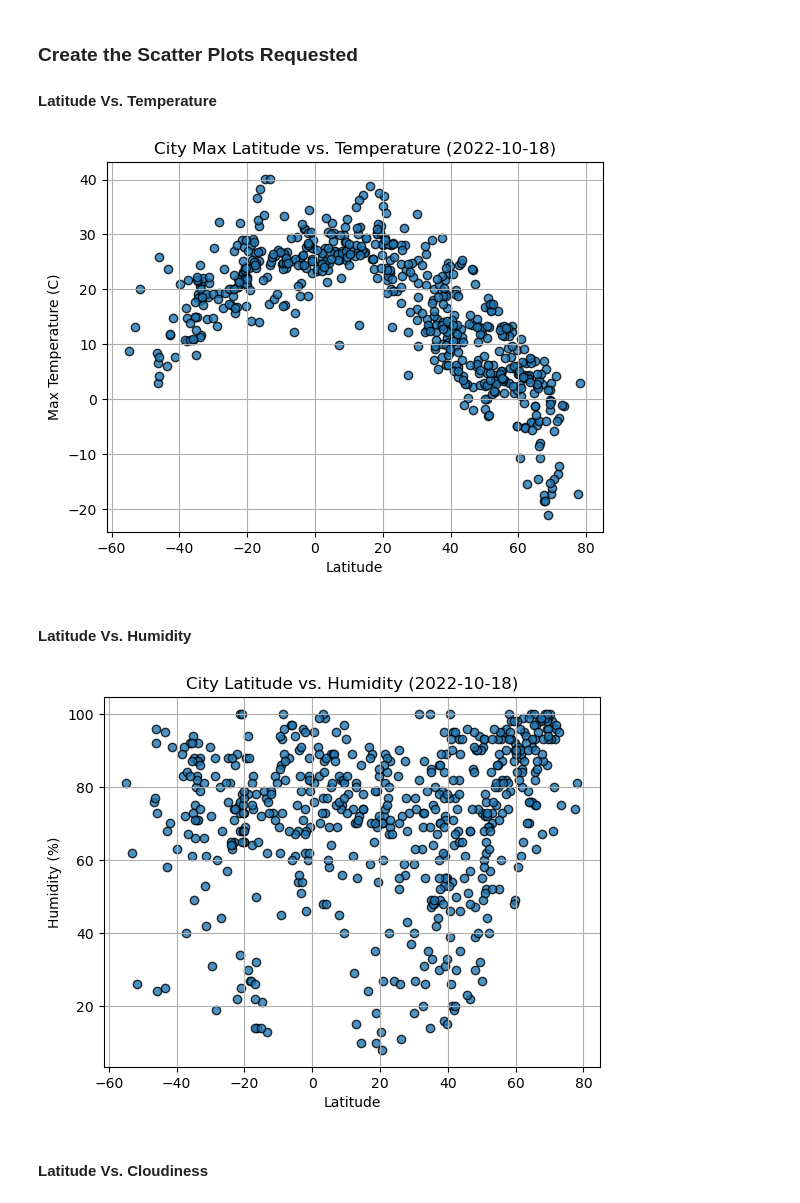
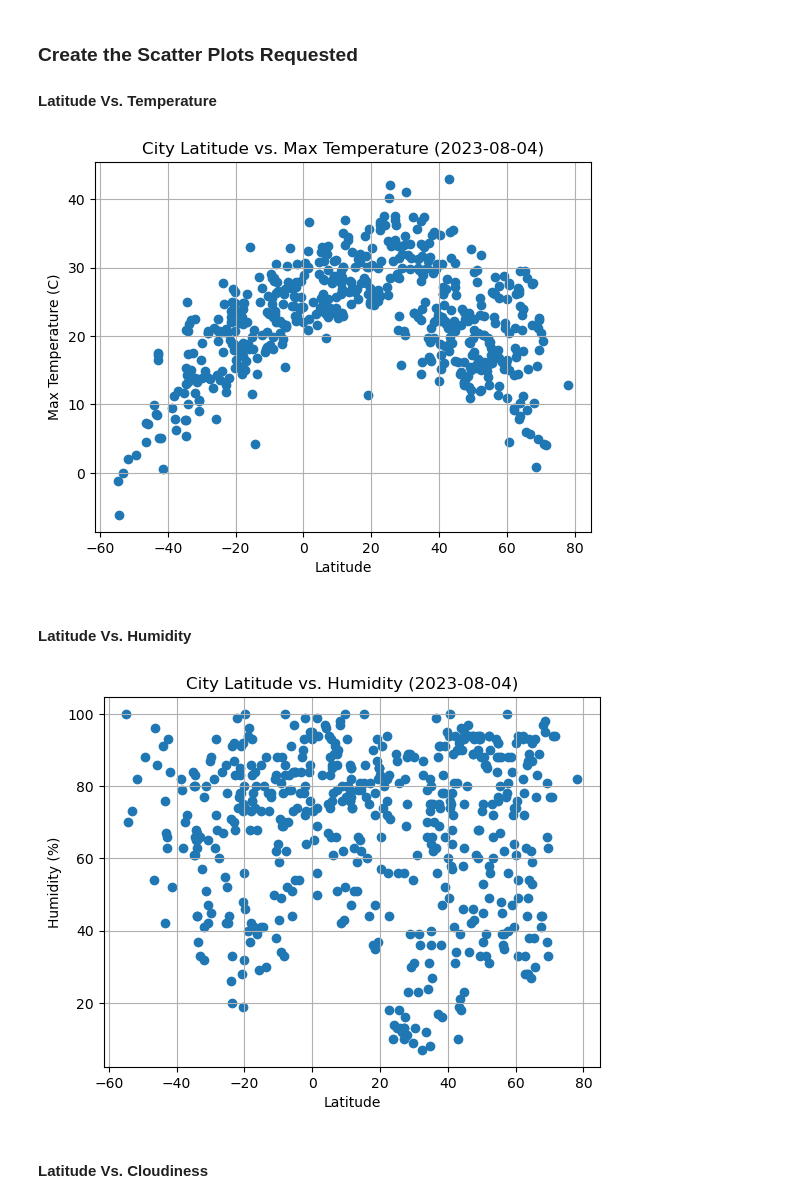
Before and after one commit to SIWhang213/python-api-challenge, a Jupyter notebook: WeatherPy.ipynb, the cells around one changed output. Drawn from its saved outputs; the diff is of its cells as text; code cells hidden in the pictures.

Commit message:
Your commit message here

```diff
--- a/WeatherPy.ipynb
+++ b/WeatherPy.ipynb
@@ -213,26 +189,32 @@ city_data_df.head()
 #### Latitude Vs. Temperature
 # %%
 # Build scatter plot for latitude vs. temperature
-# YOUR CODE HERE
+plt.scatter(city_data_df["Lat"], city_data_df["Max Temp"], marker="o")
 
 # Incorporate the other graph properties
-# YOUR CODE HERE
+plt.title("City Latitude vs. Max Temperature (2023-08-04)")
+plt.ylabel("Max Temperature (C)")
+plt.xlabel("Latitude")
+plt.grid(True)
 
 # Save the figure
 plt.savefig("output_data/Fig1.png")
 
 # Show plot
 plt.show()
 # %% [output]
-[figure, old version]
+[figure, new version]
 # %% [markdown]
 #### Latitude Vs. Humidity
 # %%
 # Build the scatter plots for latitude vs. humidity
-# YOUR CODE HERE
+plt.scatter(city_data_df["Lat"], city_data_df["Humidity"], marker="o")
 
 # Incorporate the other graph properties
-# YOUR CODE HERE
+plt.title("City Latitude vs. Humidity (2023-08-04)")
+plt.ylabel("Humidity (%)")
+plt.xlabel("Latitude")
+plt.grid(True)
 
 # Save the figure
 plt.savefig("output_data/Fig2.png")
@@ -240,7 +222,7 @@ plt.savefig("output_data/Fig2.png")
 # Show plot
 plt.show()
 # %% [output]
-[figure, old version]
+[figure, new version]
 # %% [markdown]
 #### Latitude Vs. Cloudiness
 # %%
```
Also changed, not shown: parts of 37 cells of this notebook, 7 other files.
